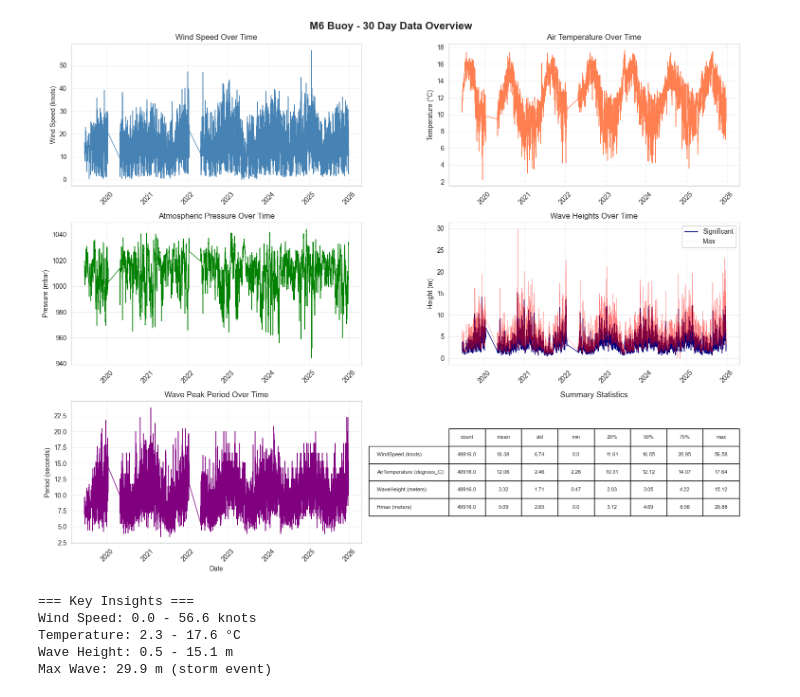
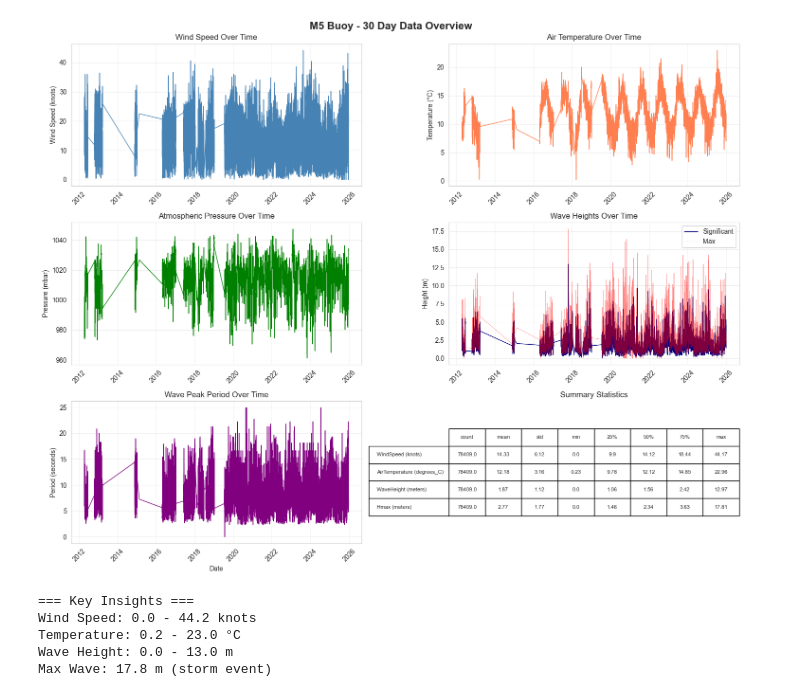
Before and after one commit to Matth3wc/Wind_Power_Forcasting, a Jupyter notebook: notebooks/00_data_exploration.ipynb, the cells around one changed output. Cells and saved outputs as stored; diff of their text form; code cells hidden in the pictures.

```diff
--- a/notebooks/00_data_exploration.ipynb
+++ b/notebooks/00_data_exploration.ipynb
@@ -4,7 +4,7 @@ sys.path.append('../src')
 from irish_buoy_data import IrishBuoyData
 
 # Test the IrishBuoyData class
-buoy = IrishBuoyData(station_id="M6")
+buoy = IrishBuoyData(station_id="M5")
 
 # Fetch data (default 30 days)
 data = buoy.fetch_data(days_back=5000)
@@ -62,7 +62,7 @@ plt.rcParams['figure.figsize'] = (25, 15)
 
 # Create subplots for all variables
 fig, axes = plt.subplots(3, 2, figsize=(15, 12))
-fig.suptitle('M6 Buoy - 30 Day Data Overview', fontsize=16, fontweight='bold')
+fig.suptitle('M5 Buoy - 30 Day Data Overview', fontsize=16, fontweight='bold')
 
 # Plot 1: Wind Speed
 axes[0, 0].plot(data.index, data['WindSpeed (knots)'], color='steelblue', linewidth=1)
@@ -100,39 +100,39 @@ axes[2, 0].set_title('Wave Peak Period Over Time')
 axes[2, 0].set_ylabel('Period (seconds)')
 axes[2, 0].set_xlabel('Date')
 axes[2, 0].grid(True, alpha=0.3)
 axes[2, 0].tick_params(axis='x', rotation=45)
 
 # Plot 6: Summary Statistics
 summary_stats = data[['WindSpeed (knots)', 'AirTemperature (degrees_C)',
                       'WaveHeight (meters)', 'Hmax (meters)']].describe()
 axes[2, 1].axis('off')
 table_data = summary_stats.round(2).T
 table = axes[2, 1].table(cellText=table_data.values,
                          rowLabels=table_data.index,
                          colLabels=table_data.columns,
                          cellLoc='center',
                          loc='center')
 table.auto_set_font_size(False)
 table.set_fontsize(8)
 table.scale(1, 2)
 axes[2, 1].set_title('Summary Statistics')
 
 plt.tight_layout()
 plt.show()
 
 # Print some insights
 print("\n=== Key Insights ===")
 print(f"Wind Speed: {data['WindSpeed (knots)'].min():.1f} - {data['WindSpeed (knots)'].max():.1f} knots")
 print(f"Temperature: {data['AirTemperature (degrees_C)'].min():.1f} - {data['AirTemperature (degrees_C)'].max():.1f} °C")
 print(f"Wave Height: {data['WaveHeight (meters)'].min():.1f} - {data['WaveHeight (meters)'].max():.1f} m")
 print(f"Max Wave: {data['Hmax (meters)'].max():.1f} m (storm event)")
 # %% [output]
-[figure, old version]
+[figure, new version]
 === Key Insights ===
-Wind Speed: 0.0 - 56.6 knots
-Temperature: 2.3 - 17.6 °C
-Wave Height: 0.5 - 15.1 m
-Max Wave: 29.9 m (storm event)
+Wind Speed: 0.0 - 44.2 knots
+Temperature: 0.2 - 23.0 °C
+Wave Height: 0.0 - 13.0 m
+Max Wave: 17.8 m (storm event)
 # %%
 import sys
 sys.path.append('../src')
```
Also changed, not shown: parts of 3 cells of this notebook, 6 other files.
